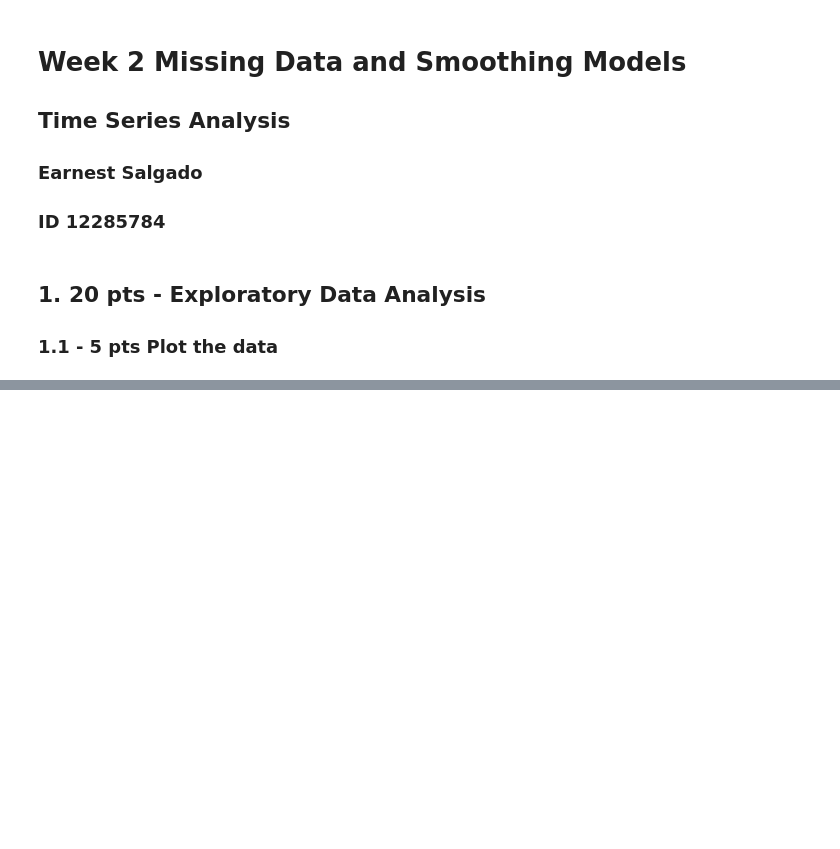
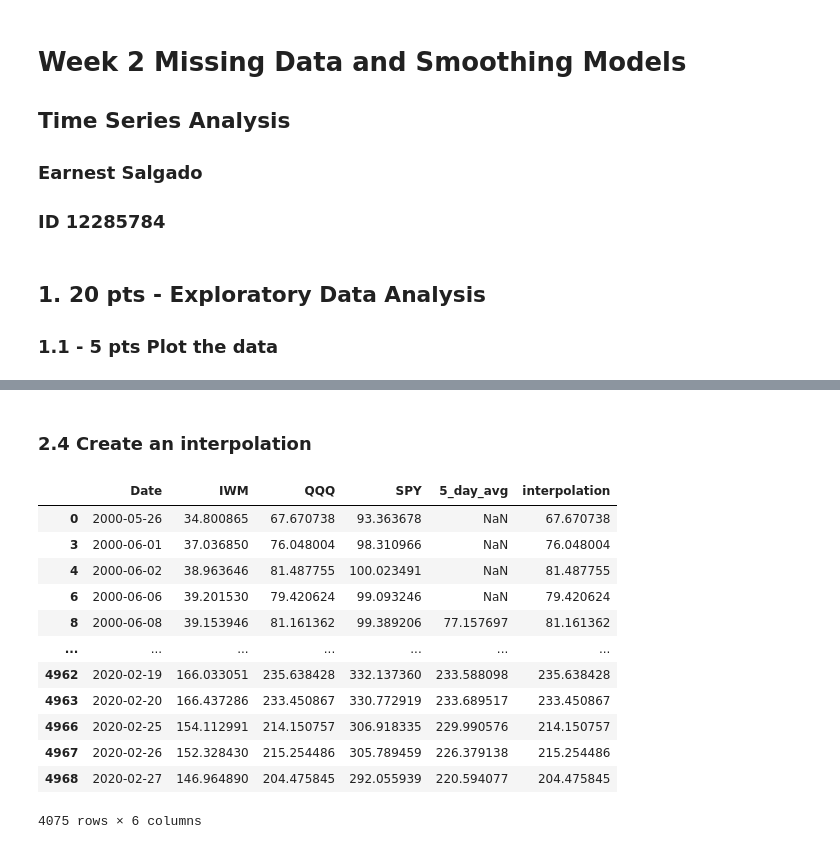
Before and after one commit to earnestsalgado/time-series-analysis_spr22, a Jupyter notebook: HW2/Week 2 Assignment Missing Data and Smoothing Models.ipynb, the cells around one changed output, grey strips where cells are left out. Drawn from its saved outputs; the diff is of its cells as text; code cells hidden in the pictures; blank space fills up the shorter version.

```diff
--- a/HW2/Week 2 Assignment Missing Data and Smoothing Models.ipynb
+++ b/HW2/Week 2 Assignment Missing Data and Smoothing Models.ipynb
@@ -32,0 +161,5 @@ warnings.filterwarnings('ignore')
+# %%
+print('Dataset before :', len(df))
+df.dropna(subset = ['QQQ'],how='any',inplace=True)
+print('Dataset after :', len(df))
+print('missing values :',df['QQQ'].isnull().sum())
@@ -32,0 +170,3 @@ warnings.filterwarnings('ignore')
+# %%
+df['5_day_avg'] = df['QQQ'].rolling(5).mean()
+df
@@ -32,0 +187,20 @@ warnings.filterwarnings('ignore')
+# %% [markdown]
+### 2.4 Create an interpolation
+# %%
+df_interpol = df
+df_interpol['interpolation'] = df_interpol['QQQ'].interpolate()
+df_interpol
+# %% [output]
+|  | Date | IWM | QQQ | SPY | 5_day_avg | interpolation |
+| 0 | 2000-05-26 | 34.800865 | 67.670738 | 93.363678 | NaN | 67.670738 |
+| 3 | 2000-06-01 | 37.036850 | 76.048004 | 98.310966 | NaN | 76.048004 |
+| 4 | 2000-06-02 | 38.963646 | 81.487755 | 100.023491 | NaN | 81.487755 |
+| 6 | 2000-06-06 | 39.201530 | 79.420624 | 99.093246 | NaN | 79.420624 |
+| 8 | 2000-06-08 | 39.153946 | 81.161362 | 99.389206 | 77.157697 | 81.161362 |
+| ... | ... | ... | ... | ... | ... | ... |
+| 4962 | 2020-02-19 | 166.033051 | 235.638428 | 332.137360 | 233.588098 | 235.638428 |
+| 4963 | 2020-02-20 | 166.437286 | 233.450867 | 330.772919 | 233.689517 | 233.450867 |
+| 4966 | 2020-02-25 | 154.112991 | 214.150757 | 306.918335 | 229.990576 | 214.150757 |
+| 4967 | 2020-02-26 | 152.328430 | 215.254486 | 305.789459 | 226.379138 | 215.254486 |
+| 4968 | 2020-02-27 | 146.964890 | 204.475845 | 292.055939 | 220.594077 | 204.475845 |
+4075 rows × 6 columns
```
Also changed, not shown: parts of 27 cells of this notebook.
